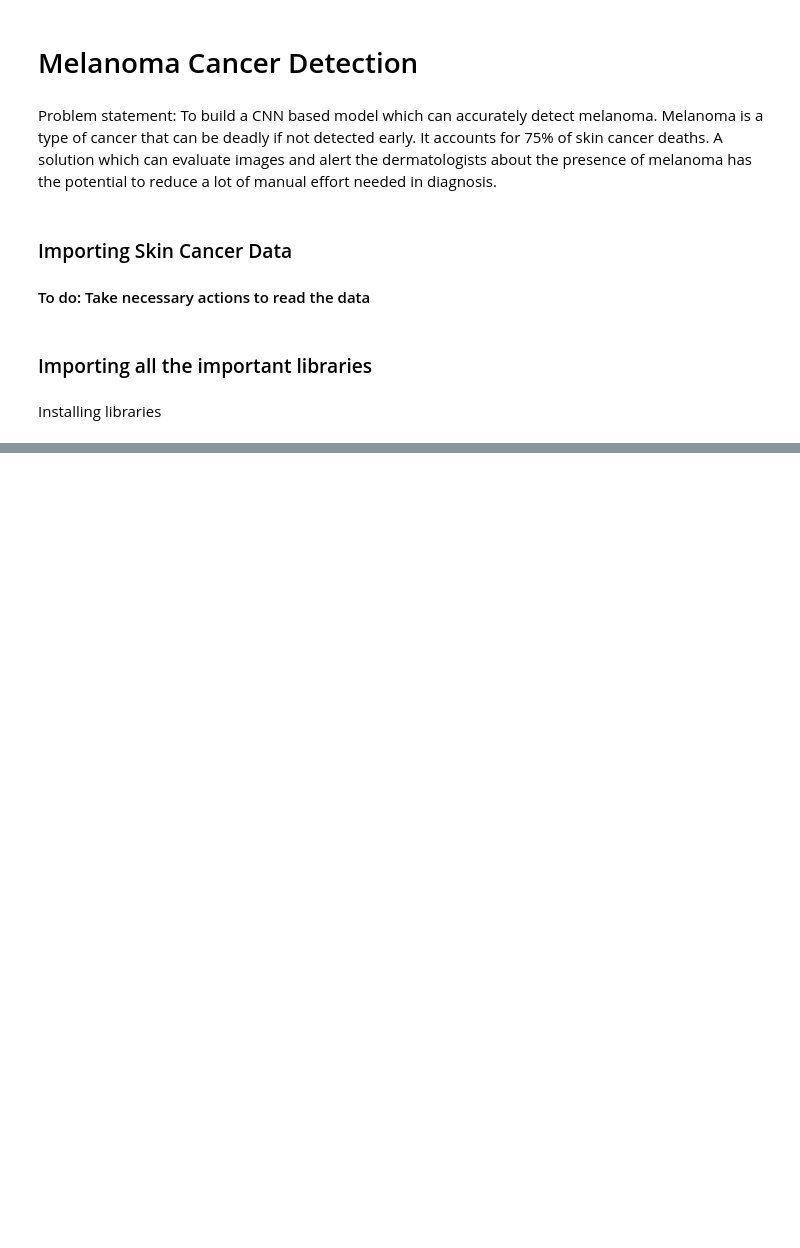
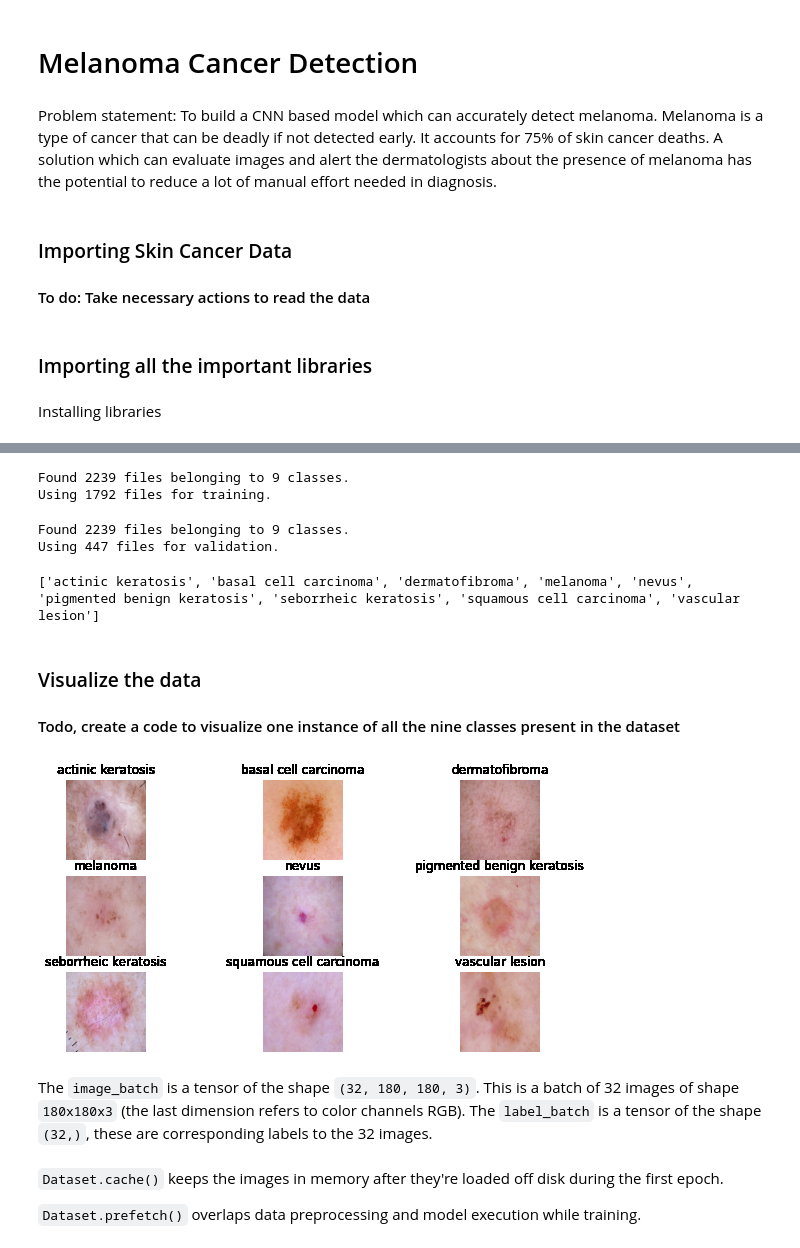
Before and after one commit to adiraptor/melanoma_detection_assignment, a Jupyter notebook: adityanarayanan_nn.ipynb, the cells around one changed output, grey strips where cells are left out. Saved outputs shown, nothing was run; the diff lists cells and outputs as text; code cells hidden in the pictures; blank space fills up the shorter version.

```diff
--- a/adityanarayanan_nn.ipynb
+++ b/adityanarayanan_nn.ipynb
@@ -24,0 +73,4 @@ from tensorflow.keras.models import Sequential
+# %%
+batch_size = 32
+img_height = 180
+img_width = 180
@@ -24,0 +79,70 @@ from tensorflow.keras.models import Sequential
+# %%
+## Write your train dataset here
+## Note use seed=123 while creating your dataset using tf.keras.preprocessing.image_dataset_from_directory
+## Note, make sure your resize your images to the size img_height*img_width, while writing the dataset
+
+train_ds = keras.utils.image_dataset_from_directory(directory=data_dir_train,
+                                                    labels = "inferred",
+                                                    label_mode = "categorical",
+                                                    batch_size = batch_size,
+                                                    image_size = (img_height, img_width),
+                                                    seed = 123,
+                                                    subset = "training",
+                                                    validation_split = 0.2
+                                                    )
+# %% [output]
+Found 2239 files belonging to 9 classes.
+Using 1792 files for training.
+# %%
+## Write your validation dataset here
+
+val_ds = keras.utils.image_dataset_from_directory(directory=data_dir_train,
+                                                    labels = "inferred",
+                                                    label_mode = "categorical",
+                                                    batch_size = batch_size,
+                                                    image_size = (img_height, img_width),
+                                                    seed = 123,
+                                                    subset = "validation",
+                                                    validation_split = 0.2
+                                                    )
+# %% [output]
+Found 2239 files belonging to 9 classes.
+Using 447 files for validation.
+# %%
+# List out all the classes of skin cancer and store them in a list.
+# You can find the class names in the class_names attribute on these datasets.
+# These correspond to the directory names in alphabetical order.
+class_names = train_ds.class_names
+print(class_names)
+# %% [output]
+['actinic keratosis', 'basal cell carcinoma', 'dermatofibroma', 'melanoma', 'nevus', 'pigmented benign keratosis', 'seborrheic keratosis', 'squamous cell carcinoma', 'vascular lesion']
+# %% [markdown]
+### Visualize the data
+#### Todo, create a code to visualize one instance of all the nine classes present in the dataset
+# %%
+# Method to visualize dataset
+
+def visualize_one_class_instance(tf_data):
+
+  figure = plt.figure(figsize =(10,5))
+
+  for images, labels in tf_data:
+    for i in range(len(class_names)):
+      for label in labels:
+        if label[i] == 1:
+          ax = figure.add_subplot(3, 3, i + 1, xticks=[], yticks=[])
+          plt.imshow(images[i].numpy().astype("uint8"))
+          plt.title(class_names[i])
+          plt.axis("off")
+          break
+# %%
+#Visualizing on the training data
+visualize_one_class_instance(train_ds)
+# %% [output]
+[figure, added]
+# %% [markdown]
+The `image_batch` is a tensor of the shape `(32, 180, 180, 3)`. This is a batch of 32 images of shape `180x180x3` (the last dimension refers to color channels RGB). The `label_batch` is a tensor of the shape `(32,)`, these are corresponding labels to the 32 images.
+# %% [markdown]
+`Dataset.cache()` keeps the images in memory after they're loaded off disk during the first epoch.
+
+`Dataset.prefetch()` overlaps data preprocessing and model execution while training.
```
Also changed, not shown: parts of 50 cells of this notebook.
